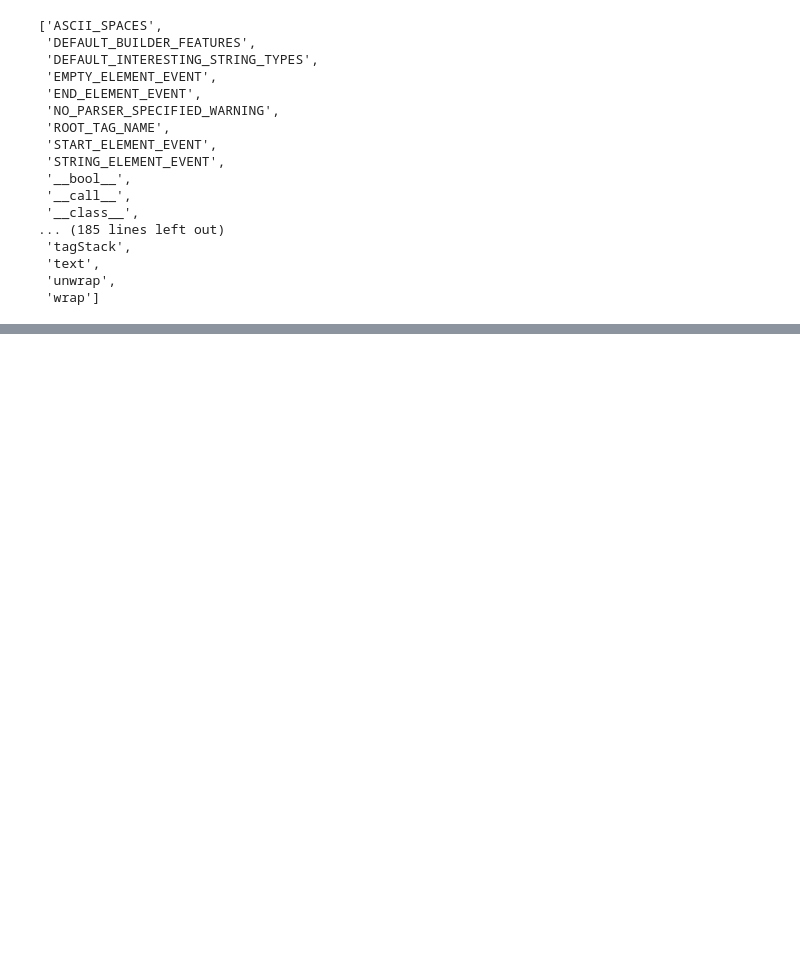
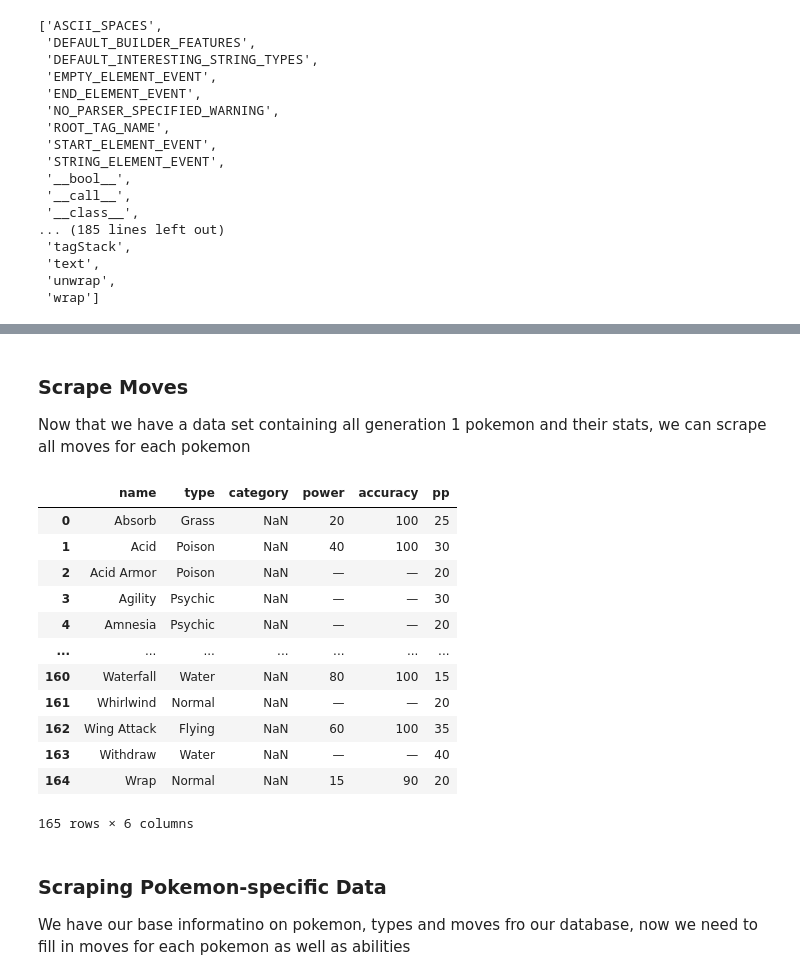
Before and after one commit to MasonPease/pokemon, a Jupyter notebook: .src/pokemon_scraper.ipynb, the cells around one changed output, grey strips where cells are left out. Drawn from its saved outputs; the diff is of its cells as text; code cells hidden in the pictures; blank space fills up the shorter version.

```diff
--- a/.src/pokemon_scraper.ipynb
+++ b/.src/pokemon_scraper.ipynb
@@ -66,0 +168,30 @@ dir(soup)
+# %% [markdown]
+### Scrape Moves
+
+Now that we have a data set containing all generation 1 pokemon and their stats, we can scrape all moves for  each pokemon
+# %%
+moves_df = pd.DataFrame()
+url = "https://pokemondb.net/move/generation/1"
+response = requests.get(url, headers = headers, timeout = 10)
+response.raise_for_status()
+soup = BeautifulSoup(response.text, 'html.parser')
+moves_table = soup.find('table', id = 'moves')
+moves_df = pd.read_html(str(moves_table))[0]
+moves_df = moves_df[['Name','Type','Cat.', 'Power', 'Acc.','PP']]
+moves_df.columns = ['name','type','category','power','accuracy','pp']
+
+moves_df
+# %% [output]
+|  | name | type | category | power | accuracy | pp |
+| 0 | Absorb | Grass | NaN | 20 | 100 | 25 |
+| 1 | Acid | Poison | NaN | 40 | 100 | 30 |
+| 2 | Acid Armor | Poison | NaN | — | — | 20 |
+| 3 | Agility | Psychic | NaN | — | — | 30 |
+| 4 | Amnesia | Psychic | NaN | — | — | 20 |
+| ... | ... | ... | ... | ... | ... | ... |
+| 160 | Waterfall | Water | NaN | 80 | 100 | 15 |
+| 161 | Whirlwind | Normal | NaN | — | — | 20 |
+| 162 | Wing Attack | Flying | NaN | 60 | 100 | 35 |
+| 163 | Withdraw | Water | NaN | — | — | 40 |
+| 164 | Wrap | Normal | NaN | 15 | 90 | 20 |
+165 rows × 6 columns
@@ -66,0 +202,4 @@ dir(soup)
+# %% [markdown]
+### Scraping Pokemon-specific Data
+
+We have our base informatino on pokemon, types and moves fro our database, now we need to fill in moves for each pokemon as well as abilities
```
Also changed, not shown: parts of 14 cells of this notebook, 5 other files.
